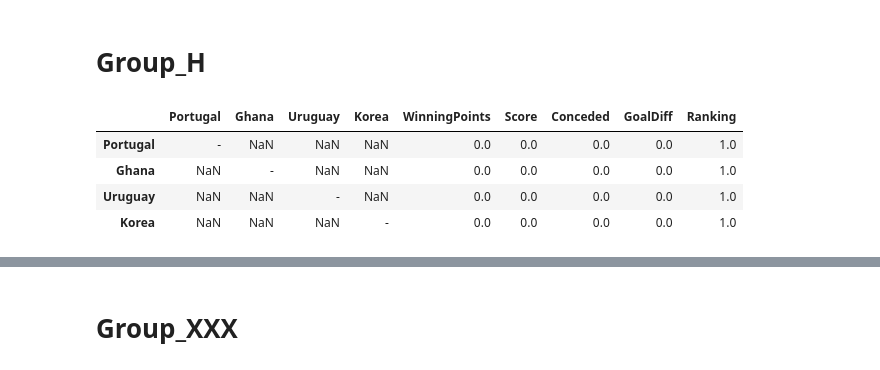
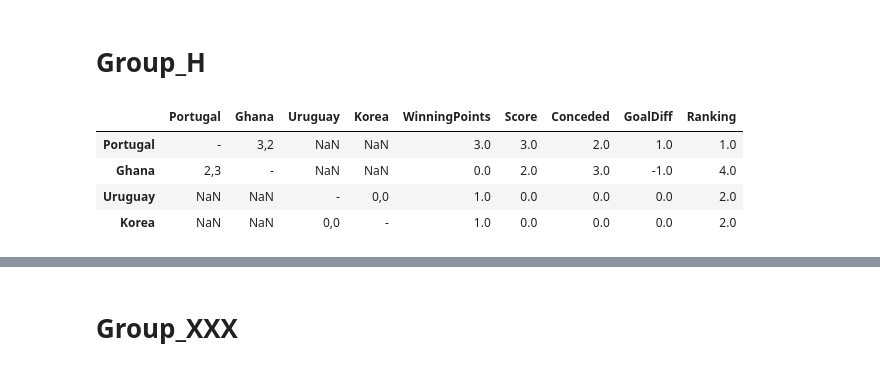
Before and after one commit to Jhosua-a/WCup2022, a Jupyter notebook: WCup2022_GroupLeage.ipynb, the cells around one changed output, grey strips where cells are left out. Drawn from its saved outputs; the diff is of its cells as text; code cells hidden in the pictures.

```diff
--- a/WCup2022_GroupLeage.ipynb
+++ b/WCup2022_GroupLeage.ipynb
@@ -467,21 +437,21 @@ Group_H_RoundRobin = pd.DataFrame(columns=Group_H_Team_list, index=Group_H_Team_
 for team in Group_H_Team_list:
     Group_H_RoundRobin.at[team, team] = "-"
 # %%
-#Group_H_RoundRobin.iat[0, 1], Group_H_RoundRobin.iat[1, 0] = '0,2' , '2,0'
-#Group_H_RoundRobin.iat[2, 3], Group_H_RoundRobin.iat[3, 2] = '0,2' , '2,0'
+Group_H_RoundRobin.iat[0, 1], Group_H_RoundRobin.iat[1, 0] = '3,2' , '2,3'
+Group_H_RoundRobin.iat[2, 3], Group_H_RoundRobin.iat[3, 2] = '0,0' , '0,0'
 
 #Group_H_RoundRobin.iat[0, 2], Group_H_RoundRobin.iat[2, 0] = '0,2' , '2,0'
 #Group_H_RoundRobin.iat[1, 3], Group_H_RoundRobin.iat[3, 1] = '0,2' , '2,0'
 
 #Group_H_RoundRobin.iat[0, 3], Group_H_RoundRobin.iat[3, 0] = '0,2' , '2,0'
 #Group_H_RoundRobin.iat[1, 2], Group_H_RoundRobin.iat[2, 1] = '0,2' , '2,0'
 Ranking(Group_H_RoundRobin)
 # %% [output]
 |  | Portugal | Ghana | Uruguay | Korea | WinningPoints | Score | Conceded | GoalDiff | Ranking |
-| Portugal | - | NaN | NaN | NaN | 0.0 | 0.0 | 0.0 | 0.0 | 1.0 |
-| Ghana | NaN | - | NaN | NaN | 0.0 | 0.0 | 0.0 | 0.0 | 1.0 |
-| Uruguay | NaN | NaN | - | NaN | 0.0 | 0.0 | 0.0 | 0.0 | 1.0 |
-| Korea | NaN | NaN | NaN | - | 0.0 | 0.0 | 0.0 | 0.0 | 1.0 |
+| Portugal | - | 3,2 | NaN | NaN | 3.0 | 3.0 | 2.0 | 1.0 | 1.0 |
+| Ghana | 2,3 | - | NaN | NaN | 0.0 | 2.0 | 3.0 | -1.0 | 4.0 |
+| Uruguay | NaN | NaN | - | 0,0 | 1.0 | 0.0 | 0.0 | 0.0 | 2.0 |
+| Korea | NaN | NaN | 0,0 | - | 1.0 | 0.0 | 0.0 | 0.0 | 2.0 |
 # %%
 Ranking_num_H, Ranking_probability_H = RankingProbability(Group_H_RoundRobin.copy())
 # %% [output]
```
Also changed, not shown: parts of 21 cells of this notebook, 1 other file.
